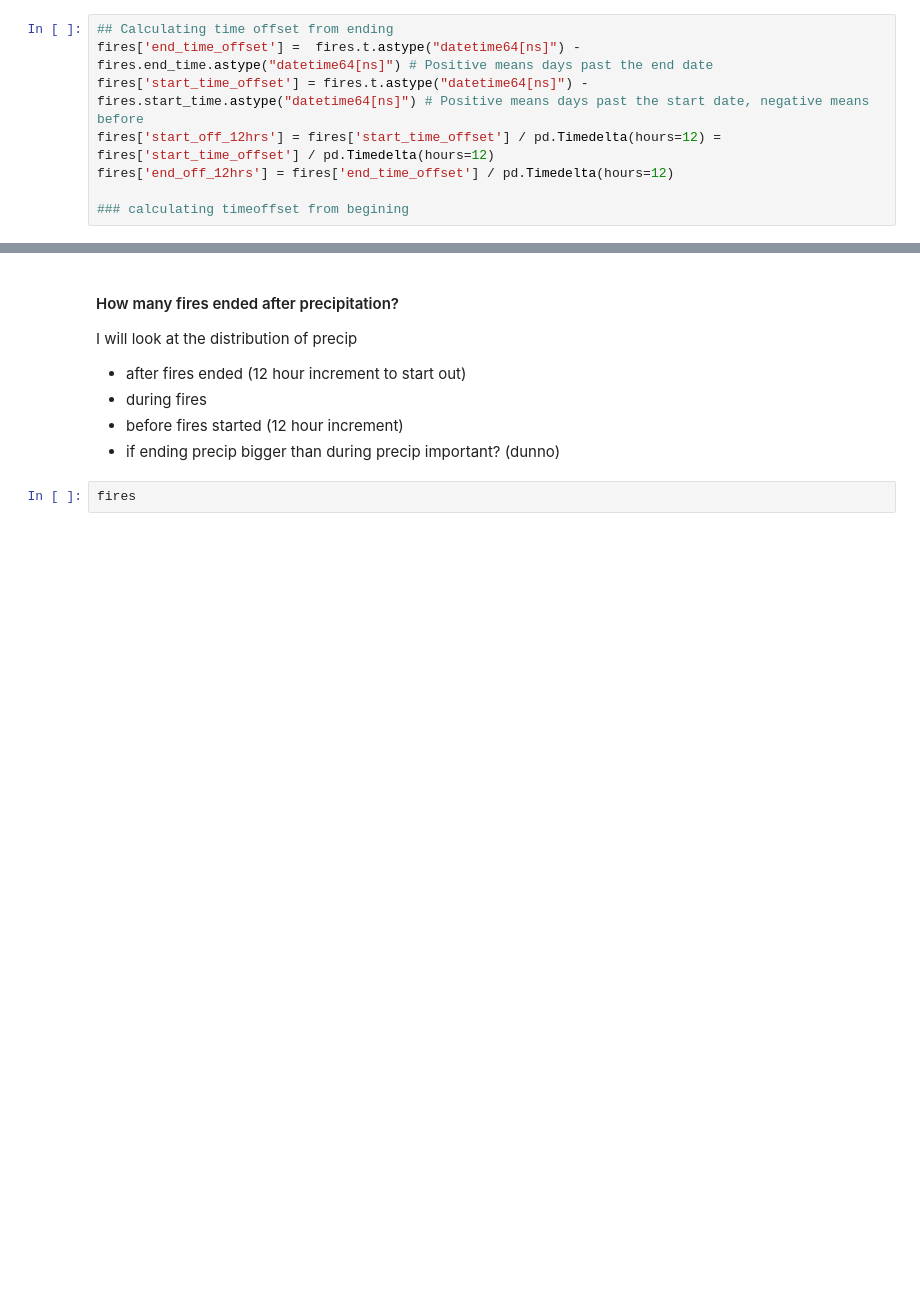
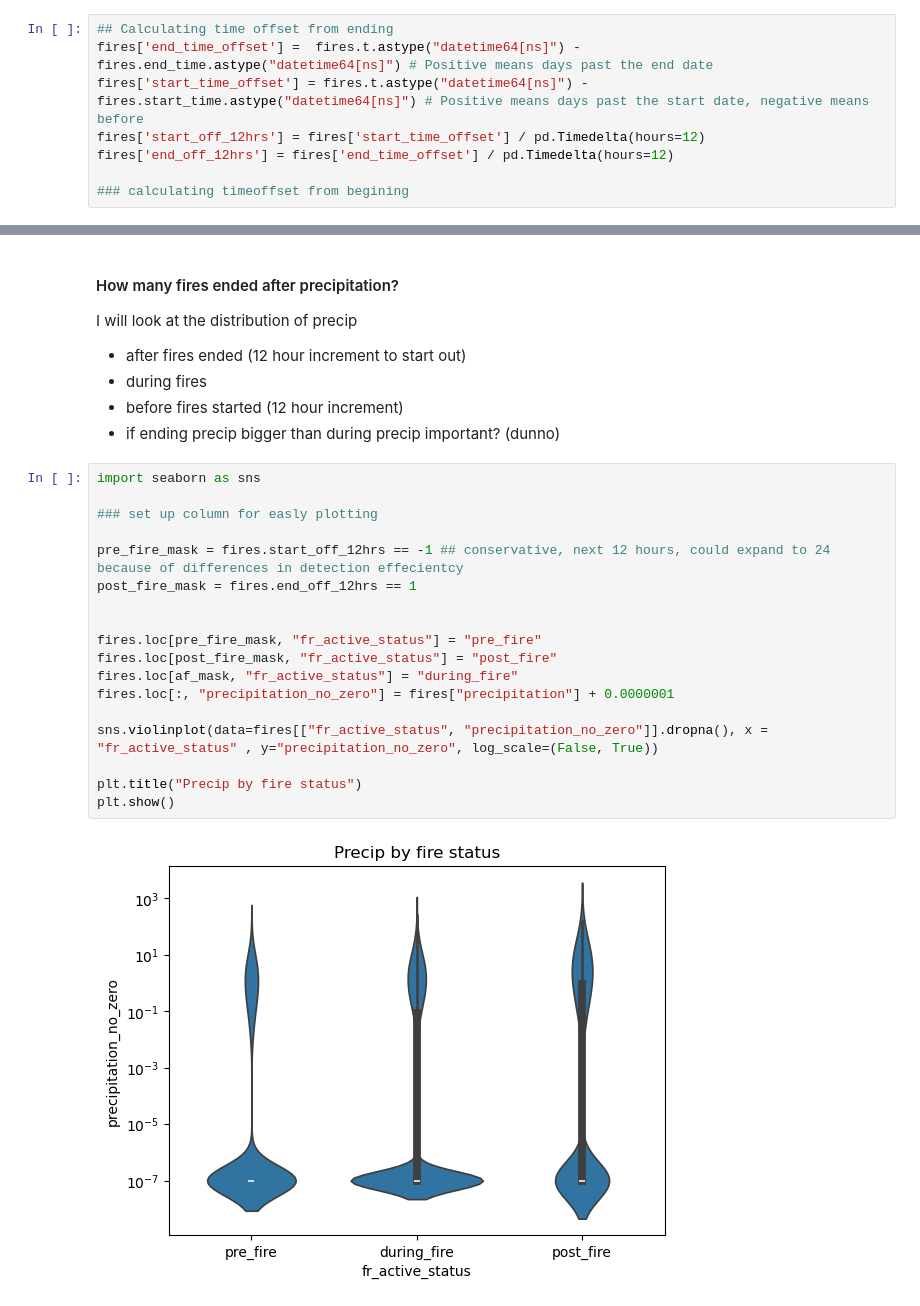
Before and after one commit to mccabete/precip, a Jupyter notebook: precip_stopping_hh.ipynb, the cells around one changed output, grey strips where cells are left out. Drawn from its saved outputs; the diff is of its cells as text; blank space fills up the shorter version.

```diff
--- a/precip_stopping_hh.ipynb
+++ b/precip_stopping_hh.ipynb
@@ -73,7 +74,7 @@ fires = fires.merge(fires_sm[['UfireID', 'start_time', 'end_time','end_time_plus
 ## Calculating time offset from ending
 fires['end_time_offset'] =  fires.t.astype("datetime64[ns]") - fires.end_time.astype("datetime64[ns]") # Positive means days past the end date
 fires['start_time_offset'] = fires.t.astype("datetime64[ns]") - fires.start_time.astype("datetime64[ns]") # Positive means days past the start date, negative means before
-fires['start_off_12hrs'] = fires['start_time_offset'] / pd.Timedelta(hours=12) = fires['start_time_offset'] / pd.Timedelta(hours=12)
+fires['start_off_12hrs'] = fires['start_time_offset'] / pd.Timedelta(hours=12)
 fires['end_off_12hrs'] = fires['end_time_offset'] / pd.Timedelta(hours=12)
 
 ### calculating timeoffset from begining
@@ -113,4 +114,22 @@ I will look at the distribution of precip
  - before fires started (12 hour increment)
  - if ending precip bigger than during precip important? (dunno)
 # %%
-fires
+import seaborn as sns
+
+### set up column for easly plotting
+
+pre_fire_mask = fires.start_off_12hrs == -1 ## conservative, next 12 hours, could expand to 24 because of differences in detection effecientcy
+post_fire_mask = fires.end_off_12hrs == 1
+
+
+fires.loc[pre_fire_mask, "fr_active_status"] = "pre_fire"
+fires.loc[post_fire_mask, "fr_active_status"] = "post_fire"
+fires.loc[af_mask, "fr_active_status"] = "during_fire"
+fires.loc[:, "precipitation_no_zero"] = fires["precipitation"] + 0.0000001
+
+sns.violinplot(data=fires[["fr_active_status", "precipitation_no_zero"]].dropna(), x = "fr_active_status" , y="precipitation_no_zero", log_scale=(False, True))
+
+plt.title("Precip by fire status")
+plt.show()
+# %% [output]
+[figure, added]
```
Also changed, not shown: parts of 12 cells of this notebook.
